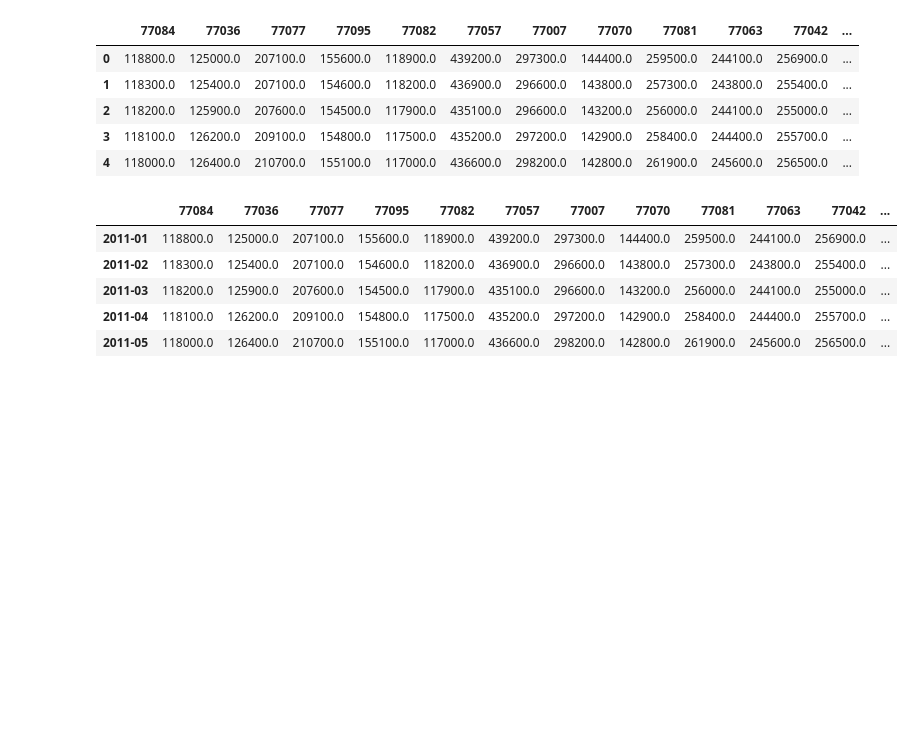
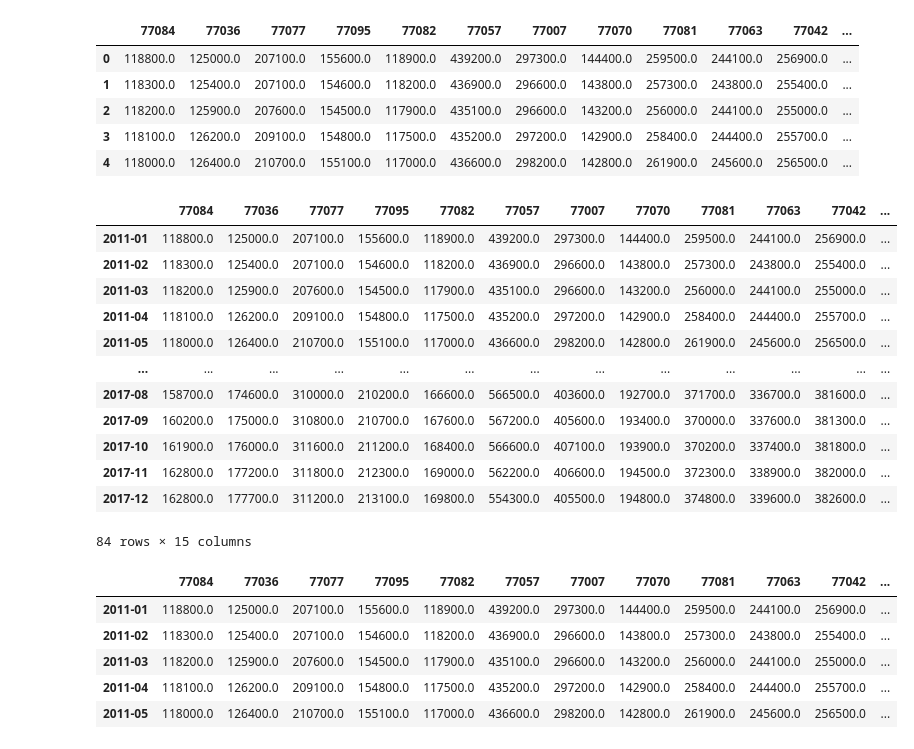
Before and after one commit to Blue723/Housing_Time_Series, a Jupyter notebook: Time_Series_notebook.ipynb, the cells around one changed output. Saved outputs shown, nothing was run; the diff lists cells and outputs as text; code cells hidden in the pictures; blank space fills up the shorter version.

```diff
--- a/Time_Series_notebook.ipynb
+++ b/Time_Series_notebook.ipynb
@@ -220,6 +224,21 @@ memory usage: 10.0 KB
 | 4 | 118000.0 | 126400.0 | 210700.0 | 155100.0 | 117000.0 | 436600.0 | 298200.0 | 142800.0 | 261900.0 | 245600.0 | 256500.0 | ... |
 # %%
 zipcode = zipcode.set_index(date_time_idx)
+zipcode
+# %% [output]
+|  | 77084 | 77036 | 77077 | 77095 | 77082 | 77057 | 77007 | 77070 | 77081 | 77063 | 77042 | ... |
+| 2011-01 | 118800.0 | 125000.0 | 207100.0 | 155600.0 | 118900.0 | 439200.0 | 297300.0 | 144400.0 | 259500.0 | 244100.0 | 256900.0 | ... |
+| 2011-02 | 118300.0 | 125400.0 | 207100.0 | 154600.0 | 118200.0 | 436900.0 | 296600.0 | 143800.0 | 257300.0 | 243800.0 | 255400.0 | ... |
+| 2011-03 | 118200.0 | 125900.0 | 207600.0 | 154500.0 | 117900.0 | 435100.0 | 296600.0 | 143200.0 | 256000.0 | 244100.0 | 255000.0 | ... |
+| 2011-04 | 118100.0 | 126200.0 | 209100.0 | 154800.0 | 117500.0 | 435200.0 | 297200.0 | 142900.0 | 258400.0 | 244400.0 | 255700.0 | ... |
+| 2011-05 | 118000.0 | 126400.0 | 210700.0 | 155100.0 | 117000.0 | 436600.0 | 298200.0 | 142800.0 | 261900.0 | 245600.0 | 256500.0 | ... |
+| ... | ... | ... | ... | ... | ... | ... | ... | ... | ... | ... | ... | ... |
+| 2017-08 | 158700.0 | 174600.0 | 310000.0 | 210200.0 | 166600.0 | 566500.0 | 403600.0 | 192700.0 | 371700.0 | 336700.0 | 381600.0 | ... |
+| 2017-09 | 160200.0 | 175000.0 | 310800.0 | 210700.0 | 167600.0 | 567200.0 | 405600.0 | 193400.0 | 370000.0 | 337600.0 | 381300.0 | ... |
+| 2017-10 | 161900.0 | 176000.0 | 311600.0 | 211200.0 | 168400.0 | 566600.0 | 407100.0 | 193900.0 | 370200.0 | 337400.0 | 381800.0 | ... |
+| 2017-11 | 162800.0 | 177200.0 | 311800.0 | 212300.0 | 169000.0 | 562200.0 | 406600.0 | 194500.0 | 372300.0 | 338900.0 | 382000.0 | ... |
+| 2017-12 | 162800.0 | 177700.0 | 311200.0 | 213100.0 | 169800.0 | 554300.0 | 405500.0 | 194800.0 | 374800.0 | 339600.0 | 382600.0 | ... |
+84 rows × 15 columns
 # %%
 zipcode.to_csv('dataframe.csv')
 # %%
```
Also changed, not shown: parts of 7 cells of this notebook, 2 other files.
